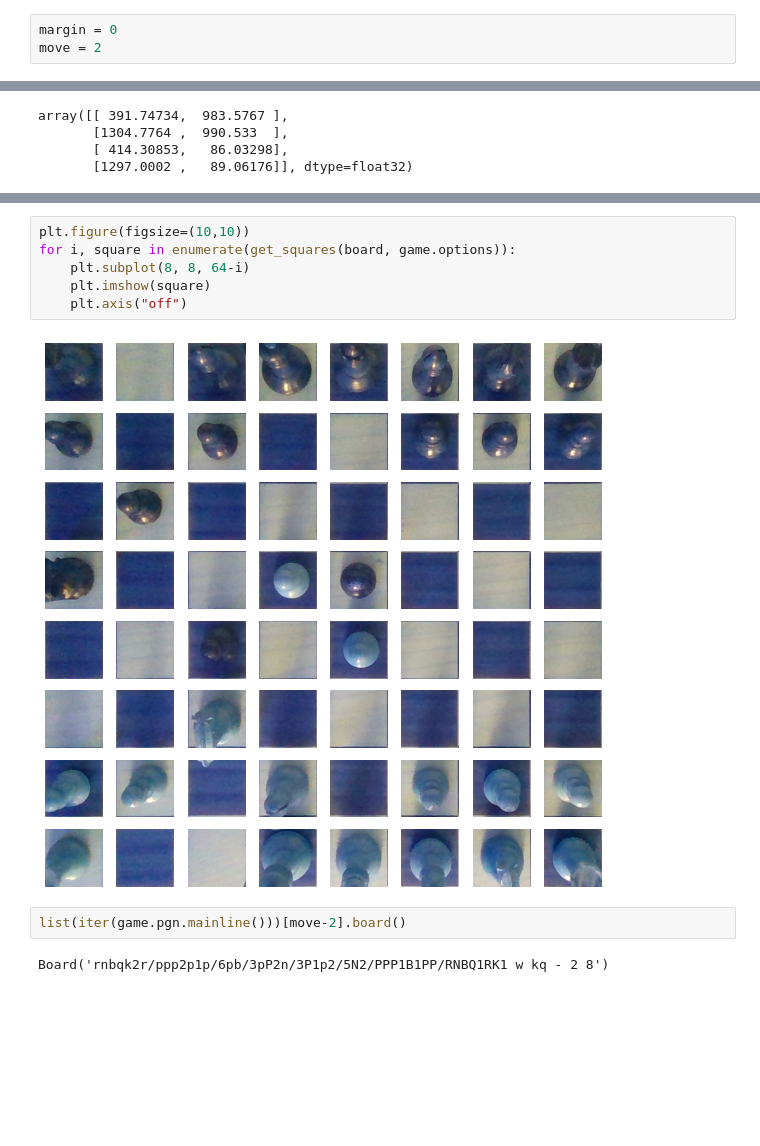
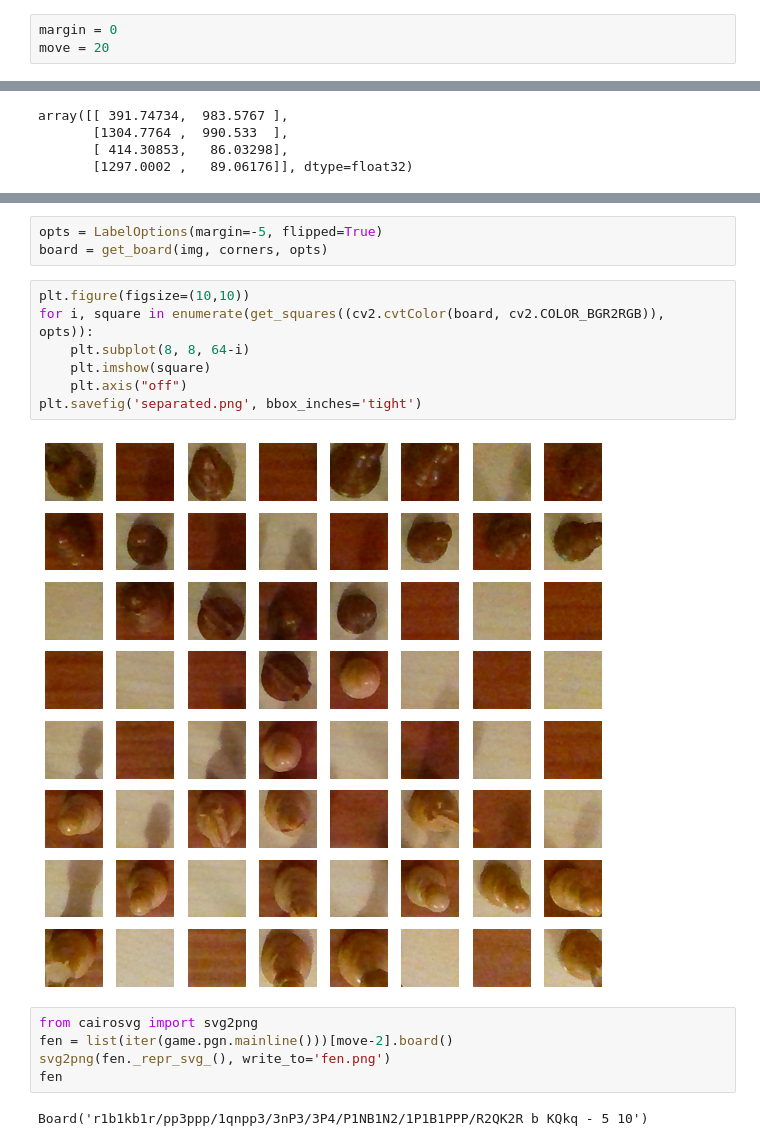
Before and after one commit to mulac/chess-vision, a Jupyter notebook: notebooks/games.ipynb, the cells around one changed output, grey strips where cells are left out. Drawn from its saved outputs; the diff is of its cells as text; blank space fills up the shorter version.

```diff
--- a/notebooks/games.ipynb
+++ b/notebooks/games.ipynb
@@ -34,4 +34,4 @@ len(moves)
 ## Visualise Game
 # %%
 margin = 0
-move = 2
+move = 20
@@ -59,14 +67,21 @@ plt.show()
+# %%
+opts = LabelOptions(margin=-5, flipped=True)
+board = get_board(img, corners, opts)
 # %%
 plt.figure(figsize=(10,10))
-for i, square in enumerate(get_squares(board, game.options)):
+for i, square in enumerate(get_squares((cv2.cvtColor(board, cv2.COLOR_BGR2RGB)), opts)):
     plt.subplot(8, 8, 64-i)
     plt.imshow(square)
     plt.axis("off")
+plt.savefig('separated.png', bbox_inches='tight')
 # %% [output]
-[figure, old version]
+[figure, new version]
 # %%
-list(iter(game.pgn.mainline()))[move-2].board()
+from cairosvg import svg2png
+fen = list(iter(game.pgn.mainline()))[move-2].board()
+svg2png(fen._repr_svg_(), write_to='fen.png')
+fen
 # %% [output]
-Board('rnbqk2r/ppp2p1p/6pb/3pP2n/3P1p2/5N2/PPP1B1PP/RNBQ1RK1 w kq - 2 8')
+Board('r1b1kb1r/pp3ppp/1qnpp3/3nP3/3P4/P1NB1N2/1P1B1PPP/R2QK2R b KQkq - 5 10')
 # %%
 pgn_move = list(iter(game.pgn.mainline()))[move-2]
```
Also changed, not shown: parts of 7 cells of this notebook, 10 other files.
